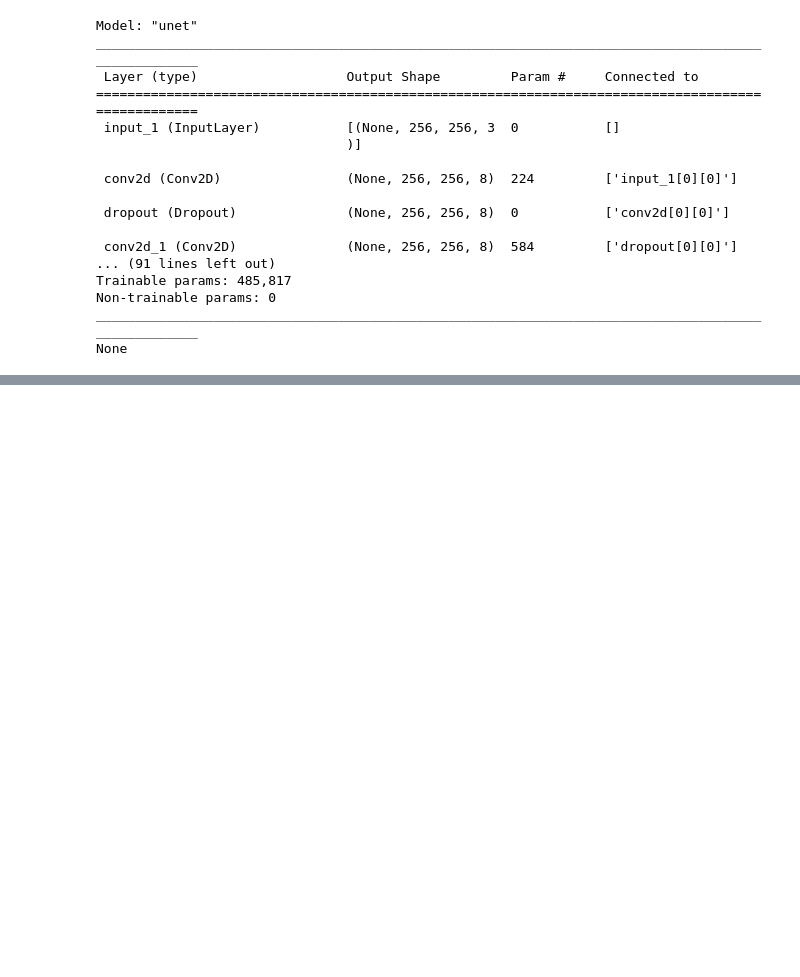
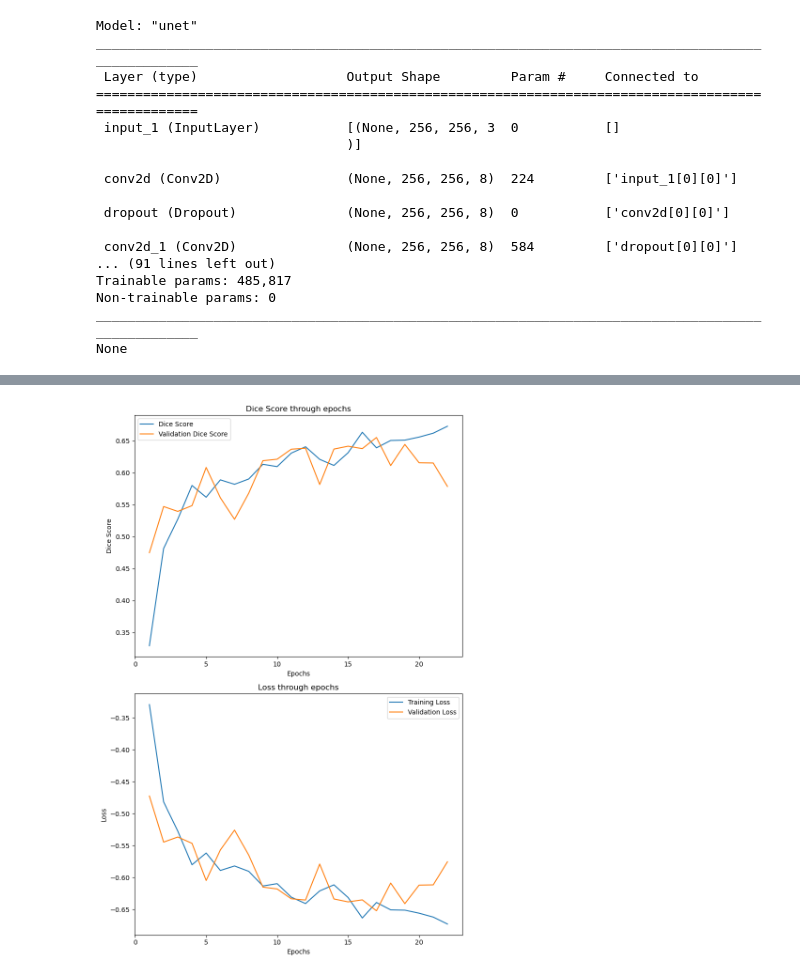
Before and after one commit to muratalkhadam/ship-segmentation, a Jupyter notebook: src/model-implementation.ipynb, the cells around one changed output, grey strips where cells are left out. Drawn from its saved outputs; the diff is of its cells as text; code cells hidden in the pictures; blank space fills up the shorter version.

Commit message:
unet model w/ dice score 63.91% implemented

```diff
--- a/src/model-implementation.ipynb
+++ b/src/model-implementation.ipynb
@@ -170,0 +171,2 @@ plt.imshow(Y_train[5], cmap='gray')
+# %%
+history = train(model, X_train, Y_train, epochs=25)
@@ -232,0 +255,32 @@ plt.show()
+# %%
+import matplotlib.pyplot as plt
+
+
+dice_coef = history.history['dice_coef']
+val_dice_coef = history.history['val_dice_coef']
+loss = history.history['loss']
+val_loss = history.history['val_loss']
+
+fig, (ax1, ax2) = plt.subplots(2, 1, figsize=(8, 12))
+
+# Plot dice score
+ax1.plot(range(1, len(dice_coef) + 1), dice_coef, label='Dice Score')
+ax1.plot(range(1, len(val_dice_coef) + 1), val_dice_coef, label='Validation Dice Score')
+ax1.set_xlabel('Epochs')
+ax1.set_ylabel('Dice Score')
+ax1.set_title('Dice Score through epochs')
+ax1.legend()
+
+# Plot validation loss
+ax2.plot(range(1, len(loss) + 1), loss, label='Training Loss')
+ax2.plot(range(1, len(val_loss) + 1), val_loss, label='Validation Loss')
+ax2.set_xlabel('Epochs')
+ax2.set_ylabel('Loss')
+ax2.set_title('Loss through epochs')
+ax2.legend()
+
+
+plt.tight_layout()
+plt.show()
+# %% [output]
+[figure, added]
```
Also changed, not shown: parts of 6 cells of this notebook.
